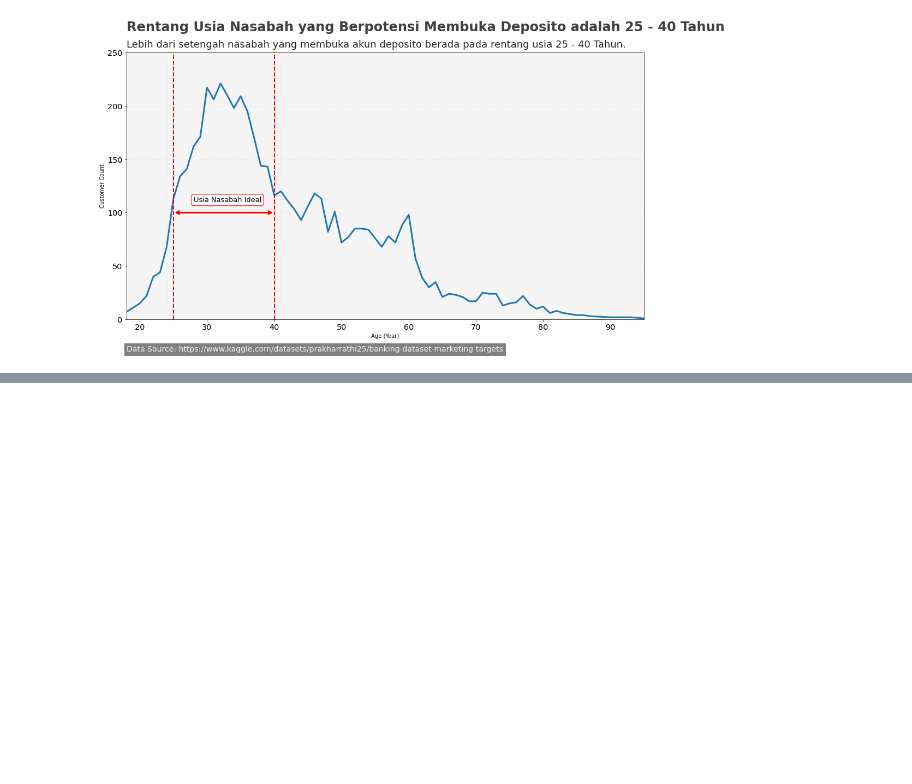
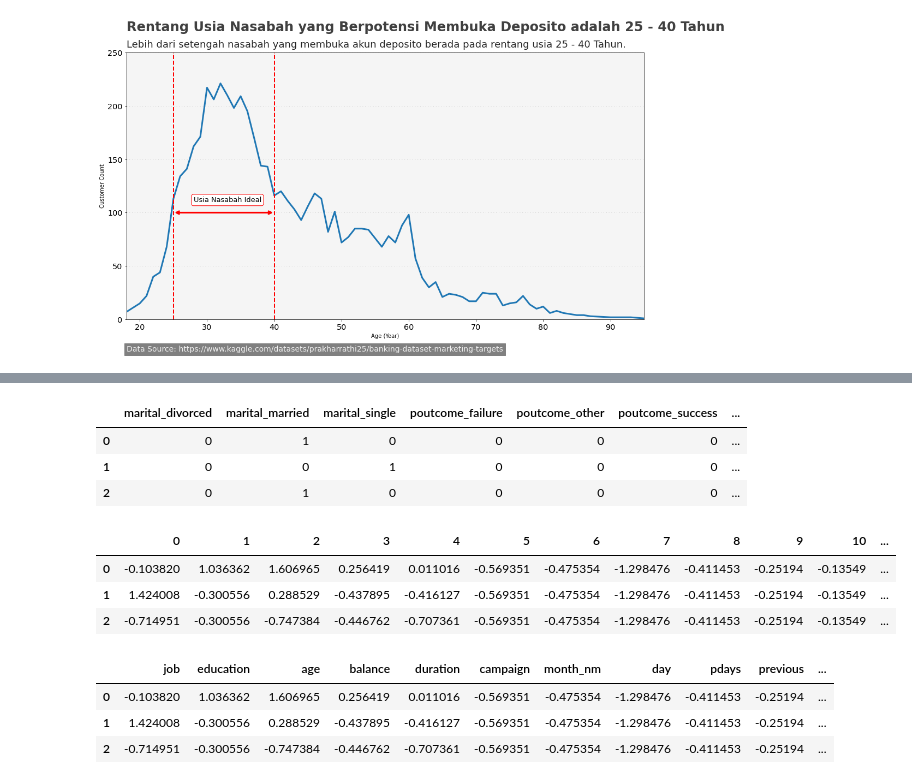
Before and after one commit to inggolanda/predict_whether_customer_will_be_buy_deposito, a Jupyter notebook: Final_Project.ipynb, the cells around one changed output, grey strips where cells are left out. Cells and saved outputs as stored; diff of their text form; code cells hidden in the pictures; blank space fills up the shorter version.

```diff
--- a/Final_Project.ipynb
+++ b/Final_Project.ipynb
@@ -704,0 +750,7 @@ plt.show()
+# %%
+le = LabelEncoder()
+
+x_cat['job'] = le.fit_transform(x_cat['job'])
+x_cat['marital'] = le.fit_transform(x_cat['marital'])
+x_cat['education'] = le.fit_transform(x_cat['education'])
+x_cat['poutcome'] = le.fit_transform(x_cat['poutcome'])
@@ -704,0 +788,39 @@ plt.show()
+# %%
+features = train_data.columns[0:-1]
+features_onehot = train_data.columns[0:2]
+features_num = train_data.columns[2:-1]
+
+X_train = train_data[features]
+X_onehot = train_data[features_onehot]
+X_num = train_data[features_num]
+# %%
+# One Hot Encoding
+
+X_onehot = pd.get_dummies(X_onehot, columns = features_onehot)
+
+X_onehot.head(3)
+# %% [output]
+|  | marital_divorced | marital_married | marital_single | poutcome_failure | poutcome_other | poutcome_success | ... |
+| 0 | 0 | 1 | 0 | 0 | 0 | 0 | ... |
+| 1 | 0 | 0 | 1 | 0 | 0 | 0 | ... |
+| 2 | 0 | 1 | 0 | 0 | 0 | 0 | ... |
+# %%
+# Standardize numerical data
+
+scaler = StandardScaler()
+X_num = pd.DataFrame(scaler.fit_transform(X_num))
+
+X_num.head(3)
+# %% [output]
+|  | 0 | 1 | 2 | 3 | 4 | 5 | 6 | 7 | 8 | 9 | 10 | ... |
+| 0 | -0.103820 | 1.036362 | 1.606965 | 0.256419 | 0.011016 | -0.569351 | -0.475354 | -1.298476 | -0.411453 | -0.25194 | -0.13549 | ... |
+| 1 | 1.424008 | -0.300556 | 0.288529 | -0.437895 | -0.416127 | -0.569351 | -0.475354 | -1.298476 | -0.411453 | -0.25194 | -0.13549 | ... |
+| 2 | -0.714951 | -0.300556 | -0.747384 | -0.446762 | -0.707361 | -0.569351 | -0.475354 | -1.298476 | -0.411453 | -0.25194 | -0.13549 | ... |
+# %%
+X_num.columns = features_num
+X_num.head(3)
+# %% [output]
+|  | job | education | age | balance | duration | campaign | month_nm | day | pdays | previous | ... |
+| 0 | -0.103820 | 1.036362 | 1.606965 | 0.256419 | 0.011016 | -0.569351 | -0.475354 | -1.298476 | -0.411453 | -0.25194 | ... |
+| 1 | 1.424008 | -0.300556 | 0.288529 | -0.437895 | -0.416127 | -0.569351 | -0.475354 | -1.298476 | -0.411453 | -0.25194 | ... |
+| 2 | -0.714951 | -0.300556 | -0.747384 | -0.446762 | -0.707361 | -0.569351 | -0.475354 | -1.298476 | -0.411453 | -0.25194 | ... |
```
Also changed, not shown: parts of 22 cells of this notebook.
